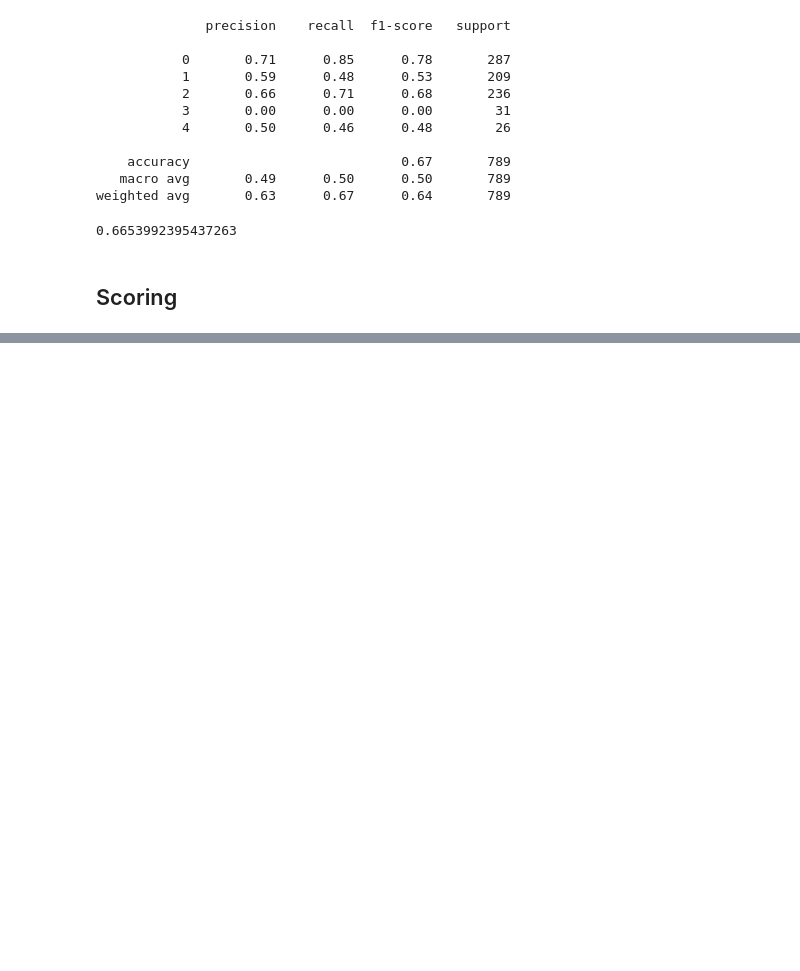
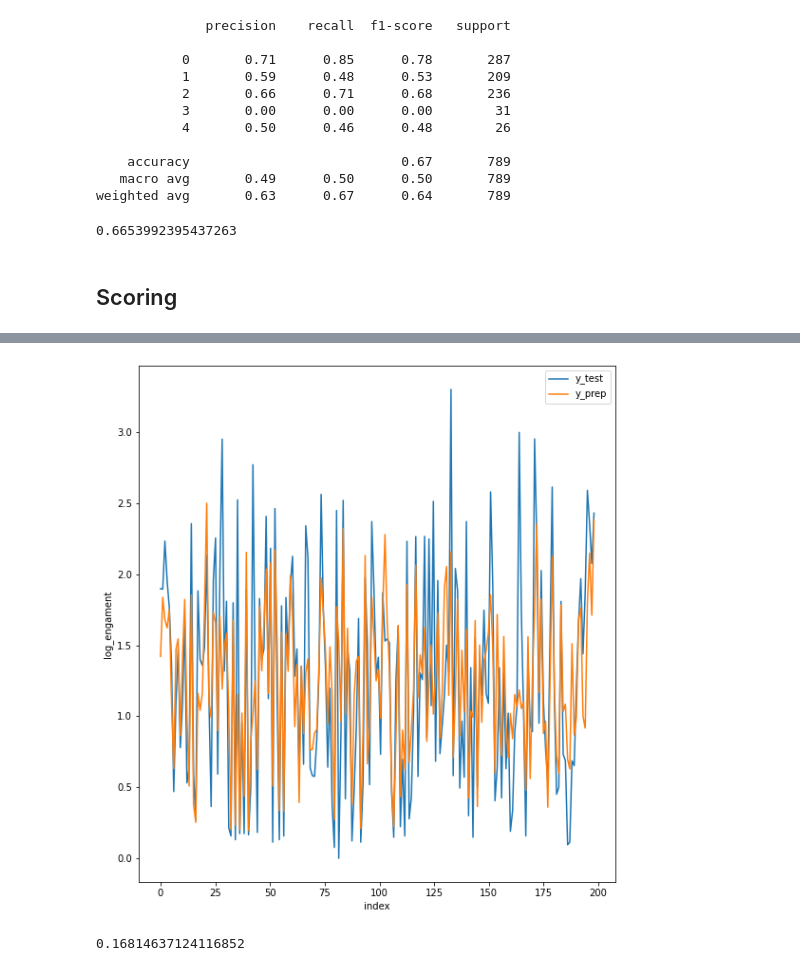
Before and after one commit to Raanank10/Instagram-s-influencers, a Jupyter notebook: Instagram_influencers.ipynb, the cells around one changed output, grey strips where cells are left out. Drawn from its saved outputs; the diff is of its cells as text; code cells hidden in the pictures; blank space fills up the shorter version.

```diff
--- a/Instagram_influencers.ipynb
+++ b/Instagram_influencers.ipynb
@@ -1151,0 +1203,17 @@ accuracy_score(y_true=df.ENGAGEMENT_RANK_INT, y_pred=df.ENGAGEMENT_RANK_INT_pred
+# %%
+x = np.linspace(0, len(y_test), len(y_test))
+fig = plt.figure(figsize=(9, 10))
+plt.plot(x, y_test, label='y_test')
+plt.plot(x, rf_predictions, label='y_prep')
+plt.xlabel('index')
+plt.ylabel('log_engament')
+plt.legend()
+plt.show()
+# %% [output]
+[figure, added]
+# %%
+rf_y_train_pred = rf.predict(X_train)
+RMSE = mse(y_train, rf_y_train_pred)**0.5
+RMSE
+# %% [output]
+0.16814637124116852
```
Also changed, not shown: parts of 19 cells of this notebook.
